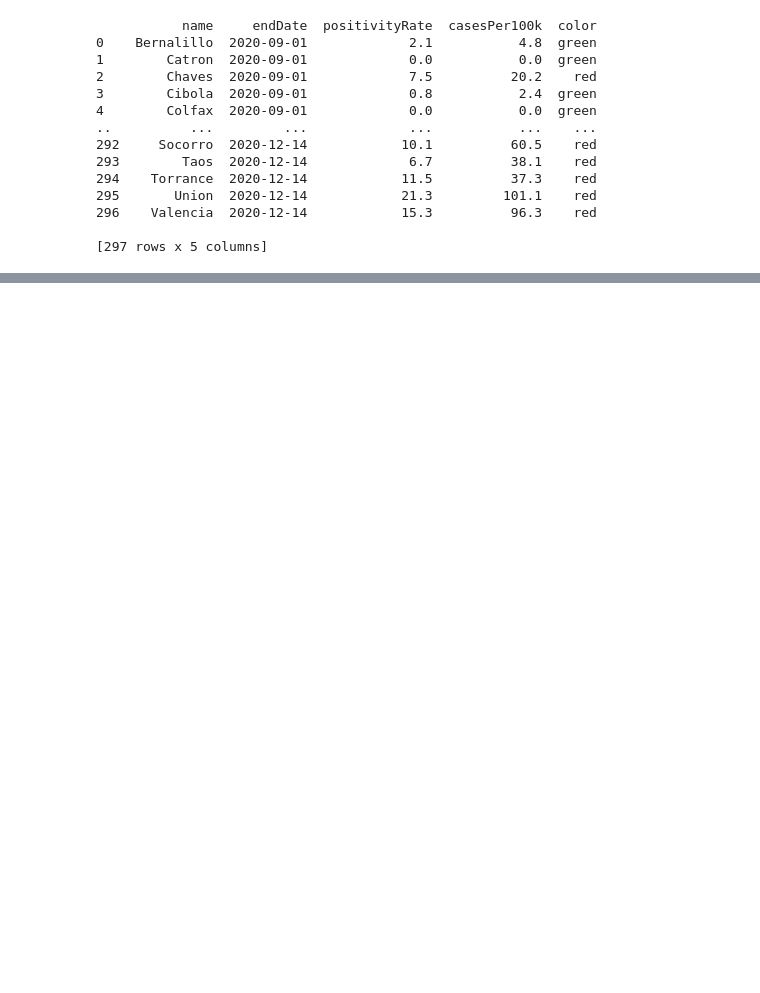
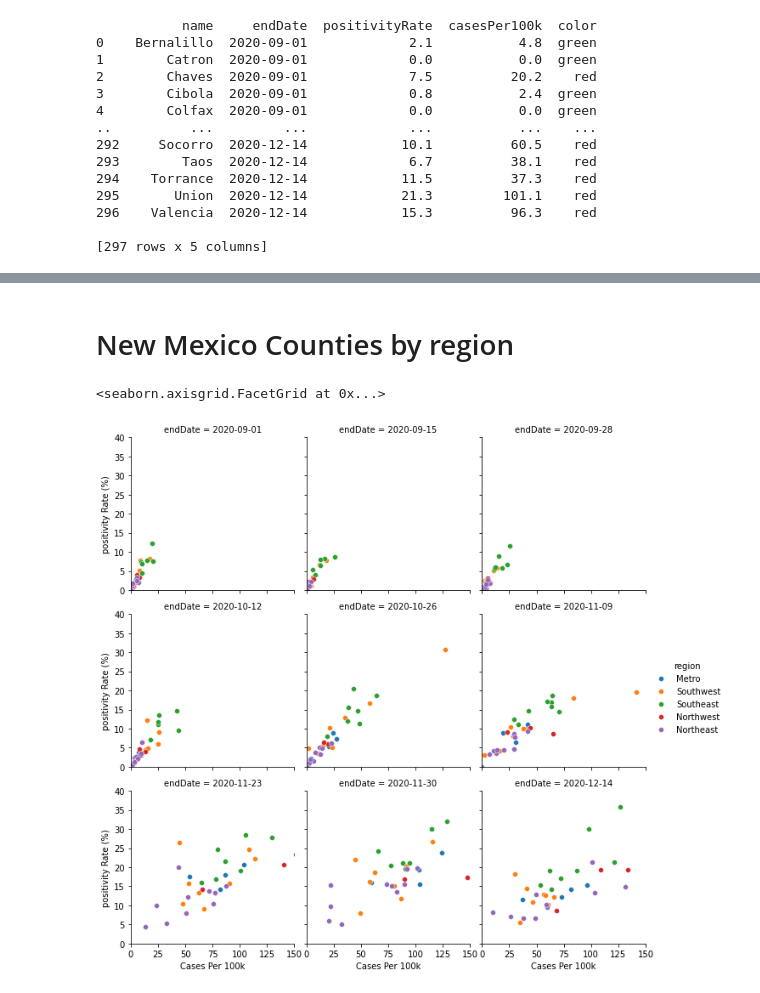
Before and after one commit to russbiggs/nm-county-covid-facet, a Jupyter notebook: New Mexico County Positivity Rate and Cases per 100k over time.ipynb, the cells around one changed output, grey strips where cells are left out. Saved outputs shown, nothing was run; the diff lists cells and outputs as text; code cells hidden in the pictures; blank space fills up the shorter version.

```diff
--- a/New Mexico County Positivity Rate and Cases per 100k over time.ipynb
+++ b/New Mexico County Positivity Rate and Cases per 100k over time.ipynb
@@ -64,0 +64,49 @@ g.add_legend()
+# %%
+region_dict = {
+    "Sandoval": "Metro",
+    "Bernalillo": "Metro",
+    "Valencia": "Metro",
+    "Torrance":"Metro",
+    "San Juan": "Northwest",
+    "McKinley": "Northwest",
+    "Cibola": "Northwest",
+    "Lea":"Southeast",
+    "Eddy":"Southeast",
+    "Chaves":"Southeast",
+    "Roosevelt":"Southeast",
+    "Curry":"Southeast",
+    "Lincoln":"Southeast",
+    "De Baca":"Southeast",
+    "Quay":"Southeast",
+    "Hidalgo":"Southwest",
+    "Grant":"Southwest",
+    "Luna":"Southwest",
+    "Sierra":"Southwest",
+    "Doña Ana":"Southwest",
+    "Otero":"Southwest",
+    "Socorro":"Southwest",
+    "Catron":"Southwest",
+    "Rio Arriba":"Northeast",
+    "Taos":"Northeast",
+    "Colfax":"Northeast",
+    "Union":"Northeast",
+    "Harding":"Northeast",
+    "Mora":"Northeast",
+    "San Miguel":"Northeast",
+    "Guadalupe":"Northeast",
+    "Santa Fe":"Northeast",
+    "Los Alamos":"Northeast"
+}
+df["region"] = df["name"].apply(lambda x: region_dict.get(x, "Foo"))
+# %% [markdown]
+# New Mexico Counties by region
+# %%
+g = sns.FacetGrid(df, col="endDate", col_wrap=3, hue="region")
+sns.set_palette(sns.color_palette("bright"))
+g.map_dataframe(sns.scatterplot, x="casesPer100k", y="positivityRate")
+g.set(xlim=(0, 150), ylim=(0, 40))
+g.set_axis_labels("Cases Per 100k", "positivity Rate (%)")
+g.add_legend()
+# %% [output]
+<seaborn.axisgrid.FacetGrid at 0x...>
+[figure, added]
```
Also changed, not shown: parts of 3 cells of this notebook.
